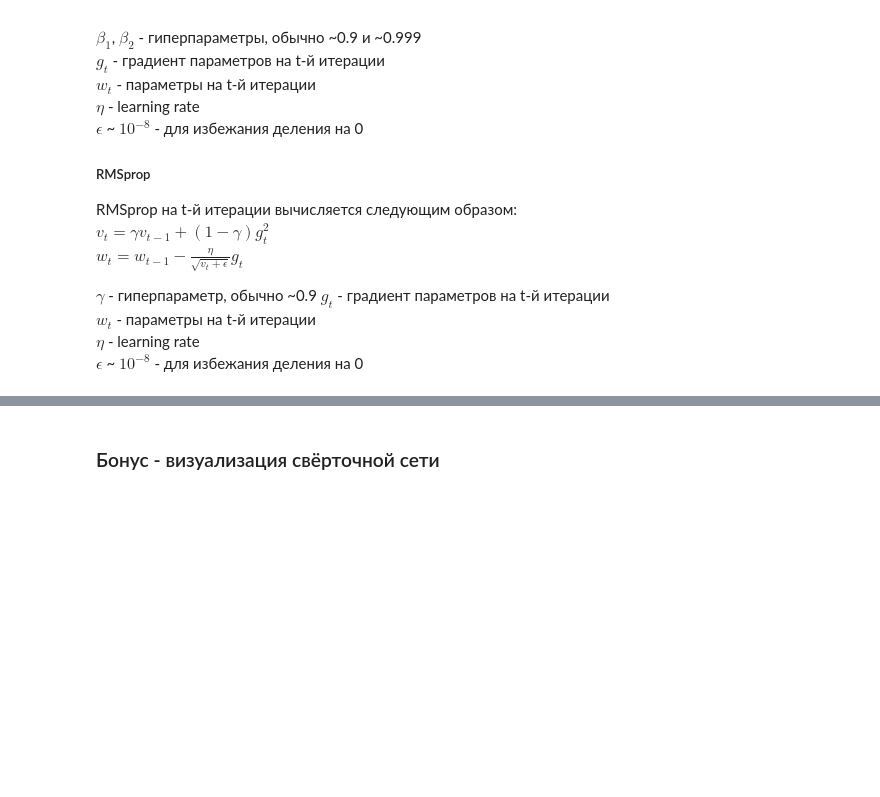
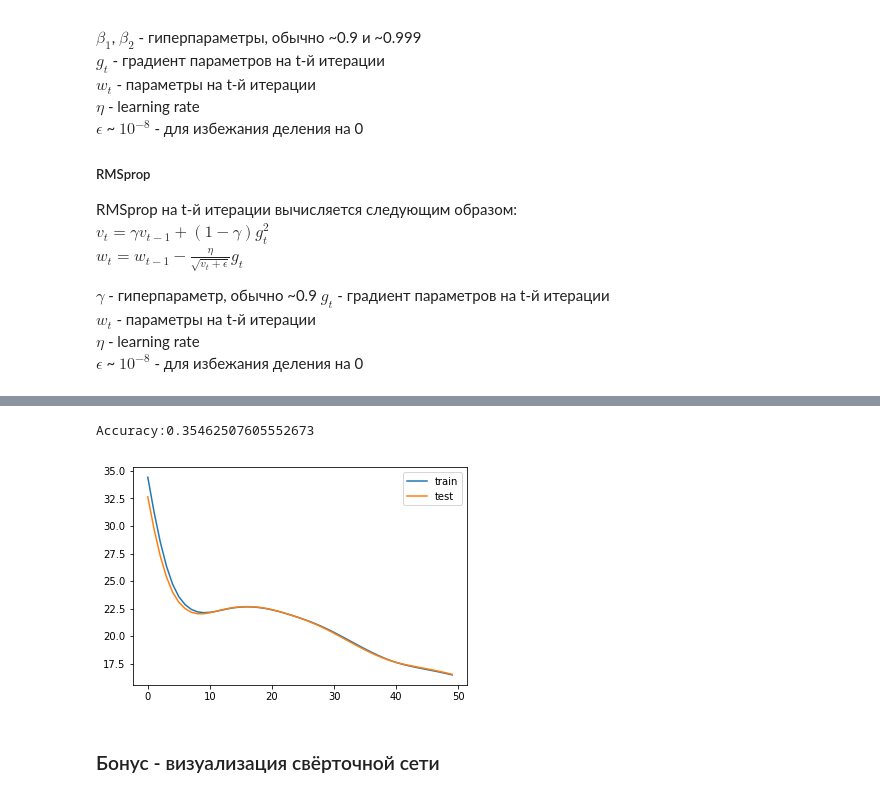
Before and after one commit to bazitur/dlschl-homeworks, a Jupyter notebook: homeworks/hw06/[hw6]Homework-First-CNN.ipynb, the cells around one changed output, grey strips where cells are left out. Drawn from its saved outputs; the diff is of its cells as text; code cells hidden in the pictures; blank space fills up the shorter version.

```diff
--- a/homeworks/hw06/[hw6]Homework-First-CNN.ipynb
+++ b/homeworks/hw06/[hw6]Homework-First-CNN.ipynb
@@ -645,0 +704,16 @@ $\epsilon$ ~ $10^{-8}$ - для избежания деления на 0
+# %%
+net = SeqNet()
+net.add_many(
+    Transform((-1, 28, 28), (-1, 1, 28, 28)),
+    Conv(28, 28, 1, 5, 10),
+    ReLU((-1, 10, 24, 24)),
+    MaxPool(24, 24, 10, 2),
+    Conv(12, 12, 10, 5, 20),
+    ReLU((-1, 20, 8, 8)),
+    MaxPool(8, 8, 20, 2),
+    Transform((-1, 20, 4, 4), (-1, 20*4*4)),
+    Dense(20*4*4, 10),
+    Softmax(10)
+)
+net.setLoss(CrossEntropyL2(0.0002))
+net
@@ -646,3 +733,9 @@ $\epsilon$ ~ $10^{-8}$ - для избежания деления на 0
+# %%
+optimizer = AdamOptimizer(1e-5)
+train(net, optimizer, 50, 128, X_train, y_train, X_test, y_test)
+# %% [output]
+Accuracy:0.35462507605552673
+[figure, added]
 # %% [markdown]
 ### Бонус - визуализация свёрточной сети
 # %% [markdown]
```
Also changed, not shown: parts of 18 cells of this notebook.
